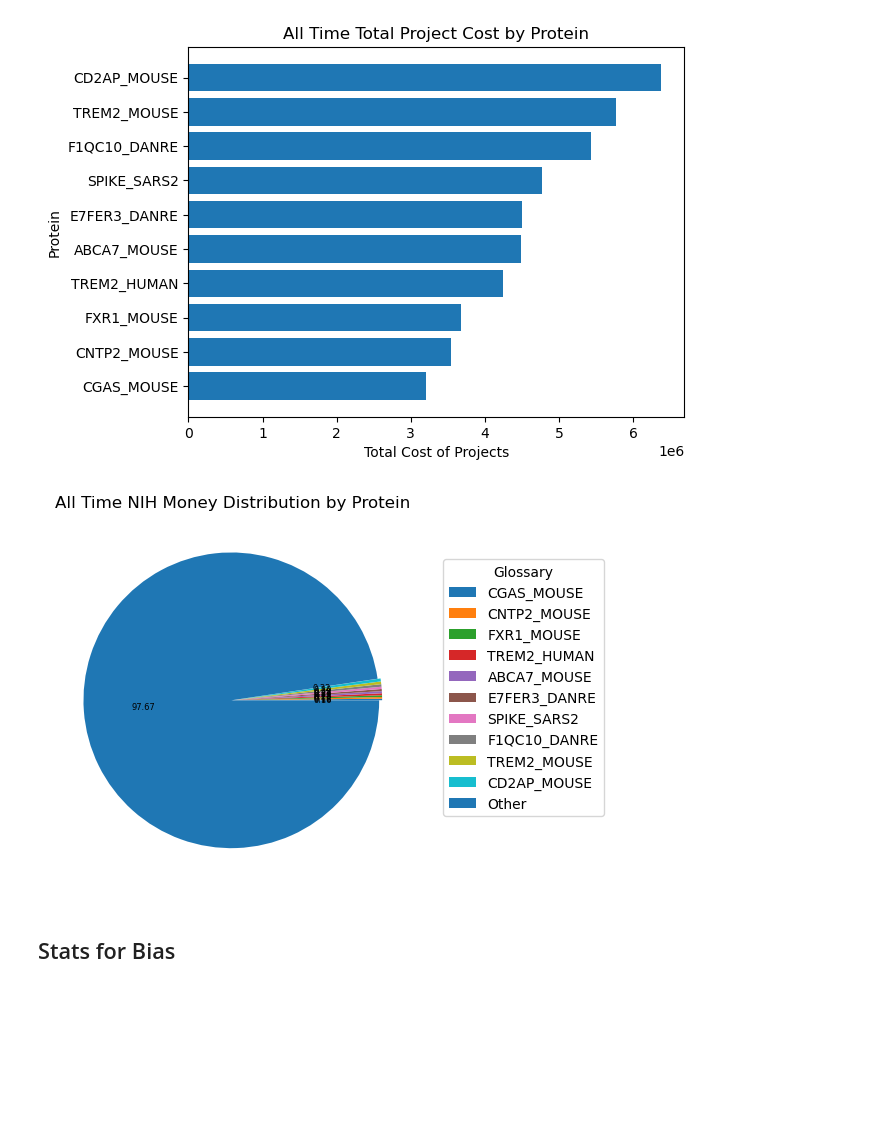
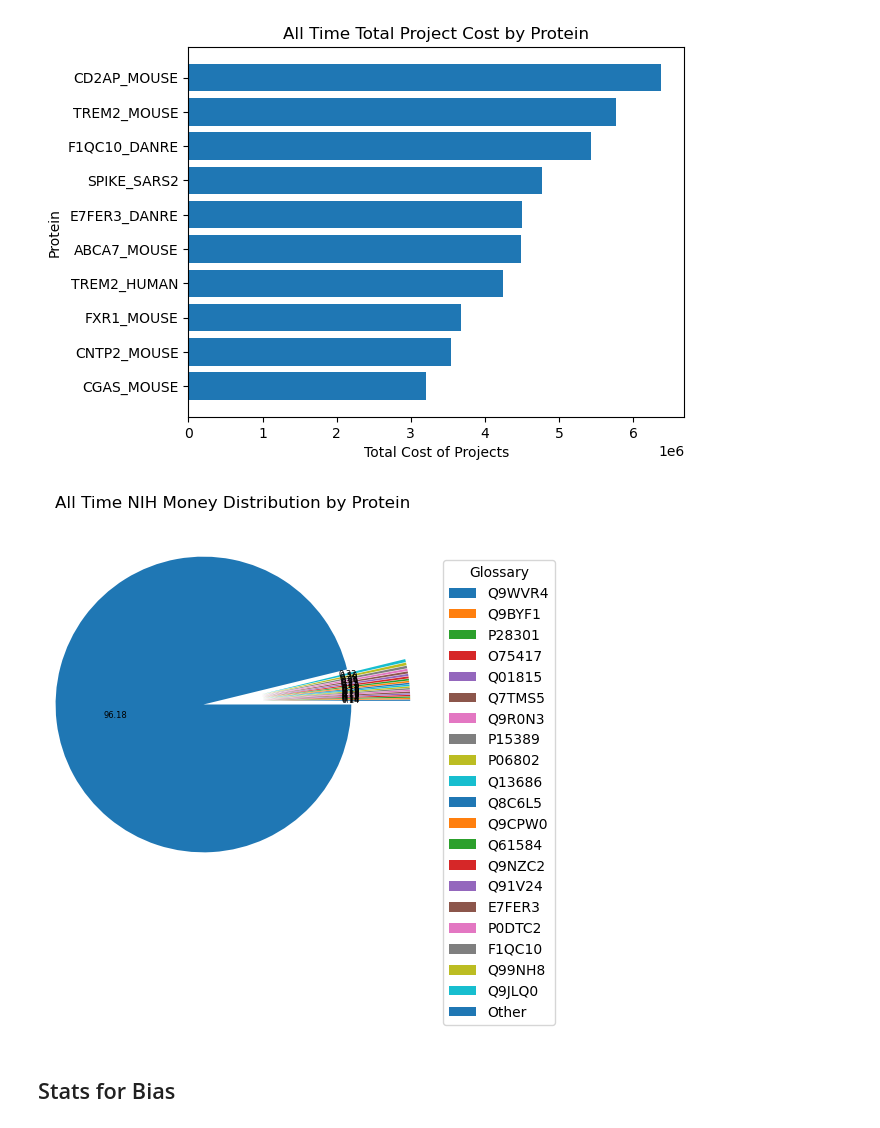
Before and after one commit to Moulica5374/NIH-Funding-Annotation-Analysis-Team-Project, a Jupyter notebook: Data_Analysis.ipynb, the cells around one changed output. Cells and saved outputs as stored; diff of their text form; code cells hidden in the pictures; blank space fills up the shorter version.

```diff
--- a/Data_Analysis.ipynb
+++ b/Data_Analysis.ipynb
@@ -546,15 +546,17 @@ plt.show()
 [figure]
 # %%
 # visualize as a pie chart, comparing against ALL others
-t10_protein_pie = format_for_pie(total_cost_per_protein, t10_protein_cost, 'cost', 'DB_Object_ID')
-plt_explode = [0.01]*11 #[0,0,0,0,0,0,0,0,0,0,0]
+t20_protein_cost = get_top_x(total_cost_per_protein, 'total_cost_rank', 20, False)
+
+t20_protein_pie = format_for_pie(total_cost_per_protein, t20_protein_cost, 'cost', 'DB_Object_ID')
+plt_explode = [0.2]*21 #[0,0,0,0,0,0,0,0,0,0,0]
 #plt.pie(t10_taxon_pie[0], explode = plt_explode)
-plt.pie(t10_protein_pie[0], autopct='%.2f', textprops = {'fontsize':6}, explode = plt_explode)
-plt.legend(t10_protein_pie[1], title = 'Glossary', bbox_to_anchor = (1.05, 0.9))
+plt.pie(t20_protein_pie[0], autopct='%.2f', textprops = {'fontsize':6}, explode = plt_explode)
+plt.legend(t20_protein_pie[1], title = 'Glossary', bbox_to_anchor = (1.05, 0.9))
 plt.title('All Time NIH Money Distribution by Protein')
 plt.show()
 # %% [output]
-[figure, old version]
+[figure, new version]
 # %% [markdown]
 ## Stats for Bias
 # %%
```
Also changed, not shown: parts of 15 cells of this notebook.
